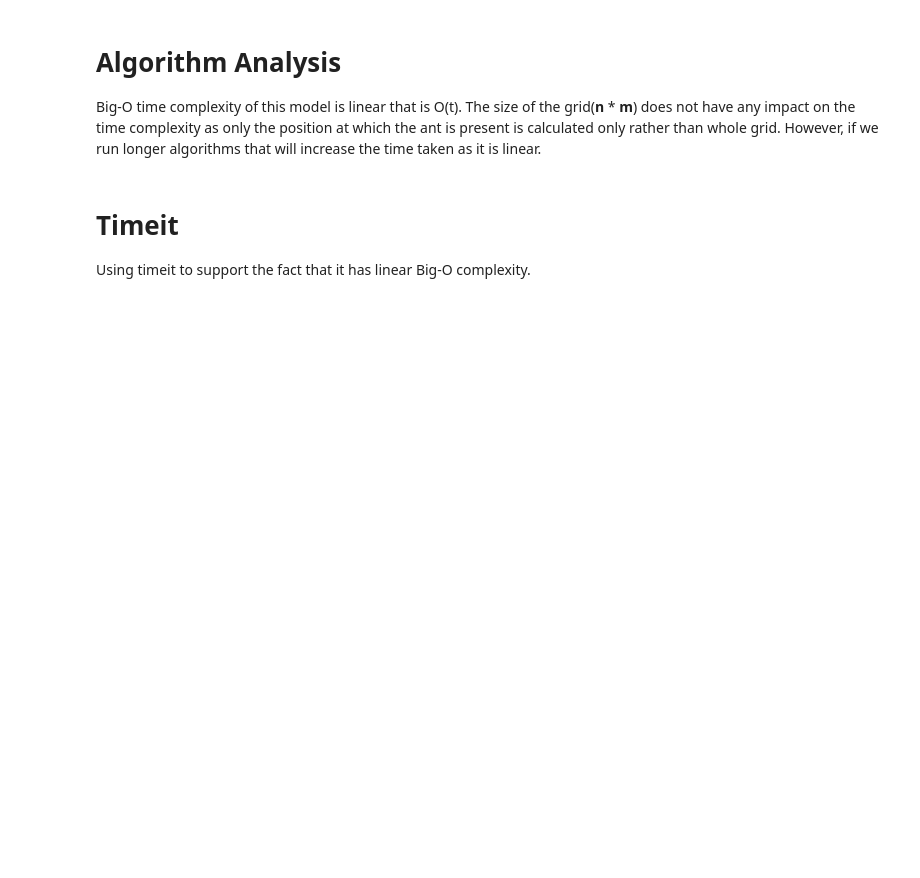
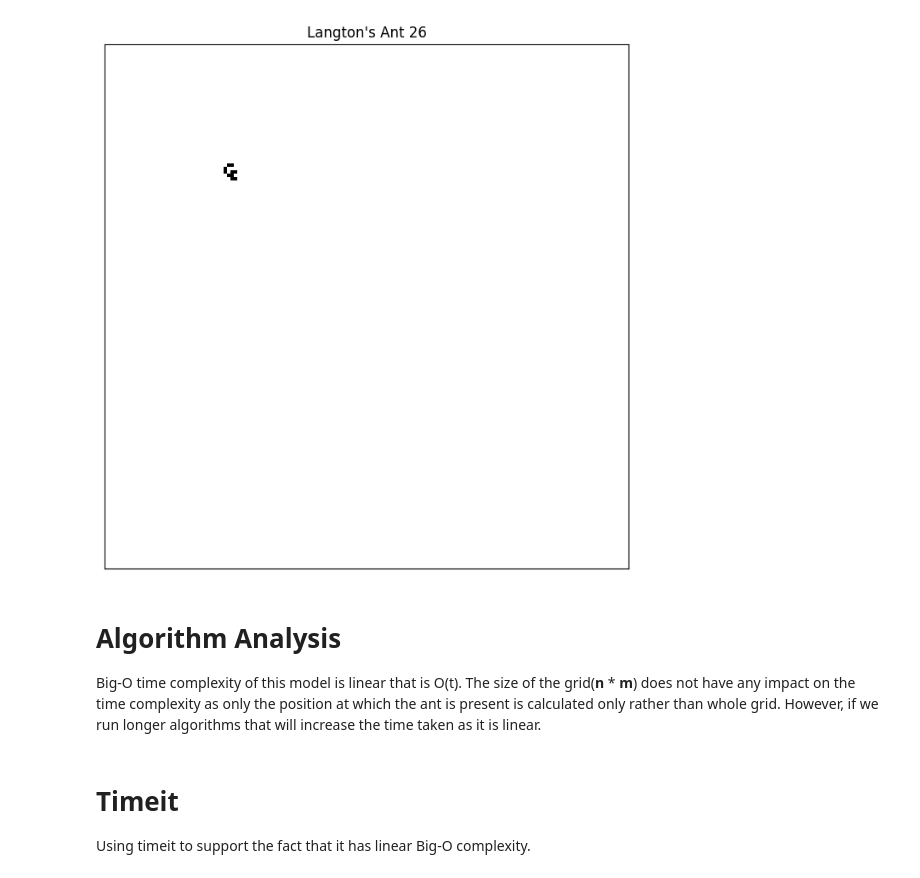
Before and after one commit to Vashusingh44/cap-comp215, a Jupyter notebook: project2.ipynb, the cells around one changed output. Cells and saved outputs as stored; diff of their text form; code cells hidden in the pictures; blank space fills up the shorter version.

```diff
--- a/project2.ipynb
+++ b/project2.ipynb
@@ -137,15 +140,17 @@ class Ant2D:
 # %%
 # Sample usage
 ant1 = Ant([25,25])  # Create an Ant object with initial position [25, 25]
 ant2 = Ant([35,35])  # Create an Ant object with initial position [50, 50]
 
 world = Ant2D(150,(ant2,))
 
 #Create an animation object
-#animm = Animation2D(world, frames=100)
+animm = Animation2D(world, frames=100)
 
 # Display the animation
-#animm.animate()
+animm.animate()
+# %% [output]
+[figure, added]
 # %% [markdown]
 # **Algorithm Analysis**
 
```
Also changed, not shown: parts of 8 cells of this notebook.
